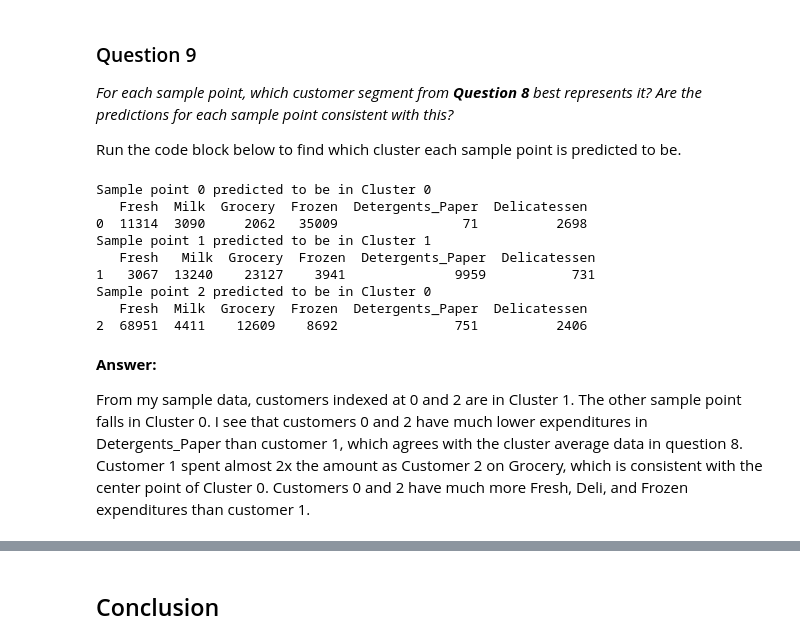
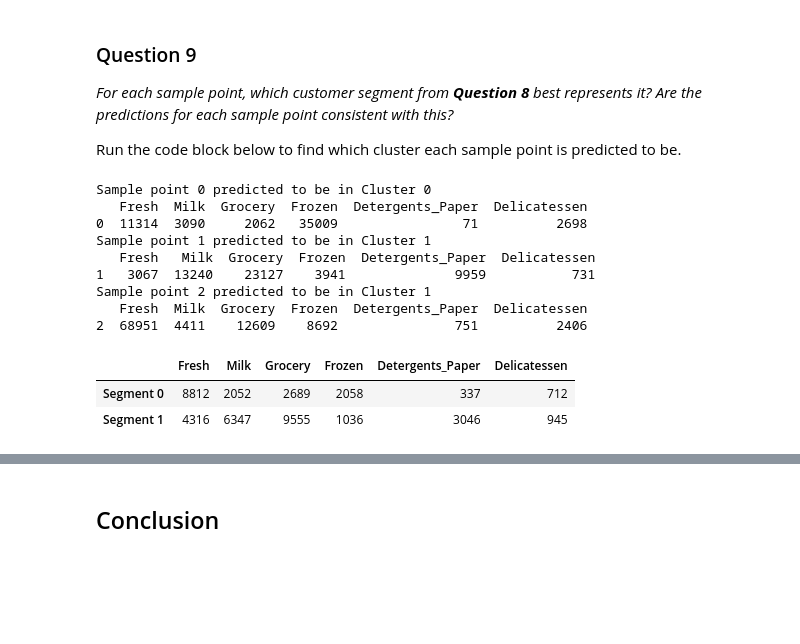
Before and after one commit to drpjm/udacity-mle-project3, a Jupyter notebook: customer_segments/customer_segments.ipynb, the cells around one changed output, grey strips where cells are left out. Drawn from its saved outputs; the diff is of its cells as text; code cells hidden in the pictures; blank space fills up the shorter version.

```diff
--- a/customer_segments/customer_segments.ipynb
+++ b/customer_segments/customer_segments.ipynb
@@ -609,19 +608,19 @@ Run the code block below to find which cluster each sample point is predicted to
 # %%
 # Display the predictions
 for i, pred in enumerate(sample_preds):
     print "Sample point", i, "predicted to be in Cluster", pred
     print samples.iloc[[i]]
+display(true_centers)
 # %% [output]
 Sample point 0 predicted to be in Cluster 0
    Fresh  Milk  Grocery  Frozen  Detergents_Paper  Delicatessen
 0  11314  3090     2062   35009                71          2698
 Sample point 1 predicted to be in Cluster 1
    Fresh   Milk  Grocery  Frozen  Detergents_Paper  Delicatessen
 1   3067  13240    23127    3941              9959           731
-Sample point 2 predicted to be in Cluster 0
+Sample point 2 predicted to be in Cluster 1
    Fresh  Milk  Grocery  Frozen  Detergents_Paper  Delicatessen
 2  68951  4411    12609    8692               751          2406
+|  | Fresh | Milk | Grocery | Frozen | Detergents_Paper | Delicatessen |
+| Segment 0 | 8812 | 2052 | 2689 | 2058 | 337 | 712 |
+| Segment 1 | 4316 | 6347 | 9555 | 1036 | 3046 | 945 |
-# %% [markdown]
-**Answer:**
-
-From my sample data, customers indexed at 0 and 2 are in Cluster 1. The other sample point falls in Cluster 0. I see that customers 0 and 2 have much lower expenditures in Detergents_Paper than customer 1, which agrees with the cluster average data in question 8. Customer 1 spent almost 2x the amount as Customer 2 on Grocery, which is consistent with the center point of Cluster 0. Customers 0 and 2 have much more Fresh, Deli, and Frozen expenditures than customer 1.
```
Also changed, not shown: parts of 18 cells of this notebook, 2 other files.
